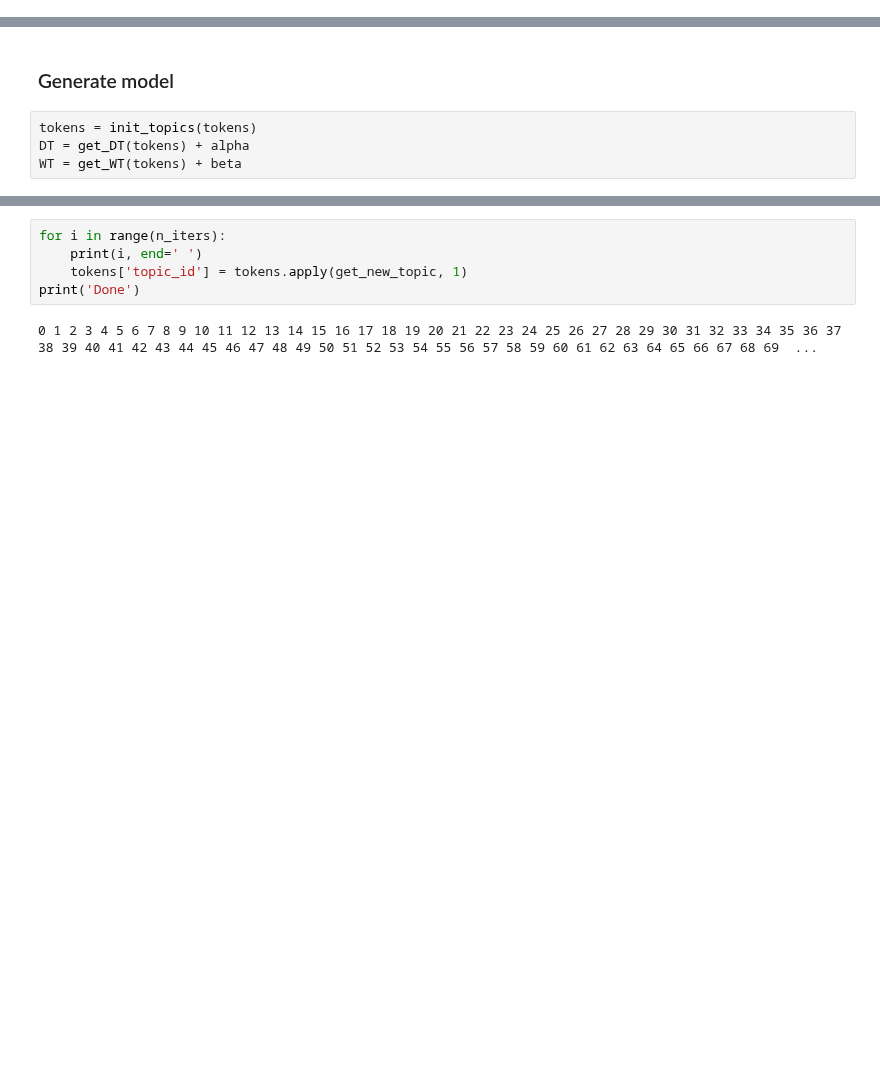
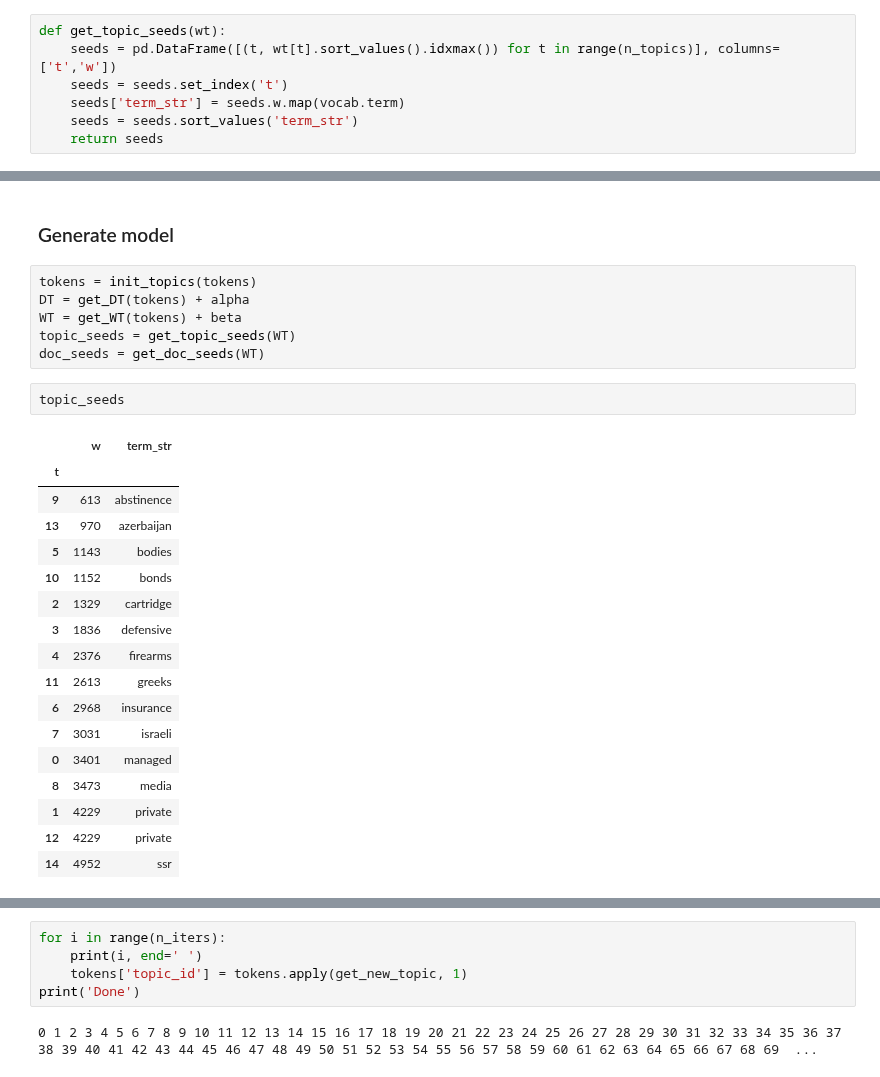
Before and after one commit to UVA-DSI/DS5559, a Jupyter notebook: play/lda/LDA_Inferential.ipynb, the cells around one changed output, grey strips where cells are left out. Cells and saved outputs as stored; diff of their text form; blank space fills up the shorter version.

```diff
--- a/play/lda/LDA_Inferential.ipynb
+++ b/play/lda/LDA_Inferential.ipynb
@@ -192,3 +189,10 @@ def get_WTP(wt):
     wtp['term_str'] = vocab.term
     wtp = wtp.set_index('term_str')
     return wtp
+# %%
+def get_topic_seeds(wt):
+    seeds = pd.DataFrame([(t, wt[t].sort_values().idxmax()) for t in range(n_topics)], columns=['t','w'])
+    seeds = seeds.set_index('t')
+    seeds['term_str'] = seeds.w.map(vocab.term)
+    seeds = seeds.sort_values('term_str')
+    return seeds
@@ -244,3 +254,25 @@ def get_new_topic(row):
 tokens = init_topics(tokens)
 DT = get_DT(tokens) + alpha
 WT = get_WT(tokens) + beta
+topic_seeds = get_topic_seeds(WT)
+doc_seeds = get_doc_seeds(WT)
+# %%
+topic_seeds
+# %% [output]
+|  | w | term_str |
+| t |  |  |
+| 9 | 613 | abstinence |
+| 13 | 970 | azerbaijan |
+| 5 | 1143 | bodies |
+| 10 | 1152 | bonds |
+| 2 | 1329 | cartridge |
+| 3 | 1836 | defensive |
+| 4 | 2376 | firearms |
+| 11 | 2613 | greeks |
+| 6 | 2968 | insurance |
+| 7 | 3031 | israeli |
+| 0 | 3401 | managed |
+| 8 | 3473 | media |
+| 1 | 4229 | private |
+| 12 | 4229 | private |
+| 14 | 4952 | ssr |
```
Also changed, not shown: parts of 16 cells of this notebook, 15 other files.
